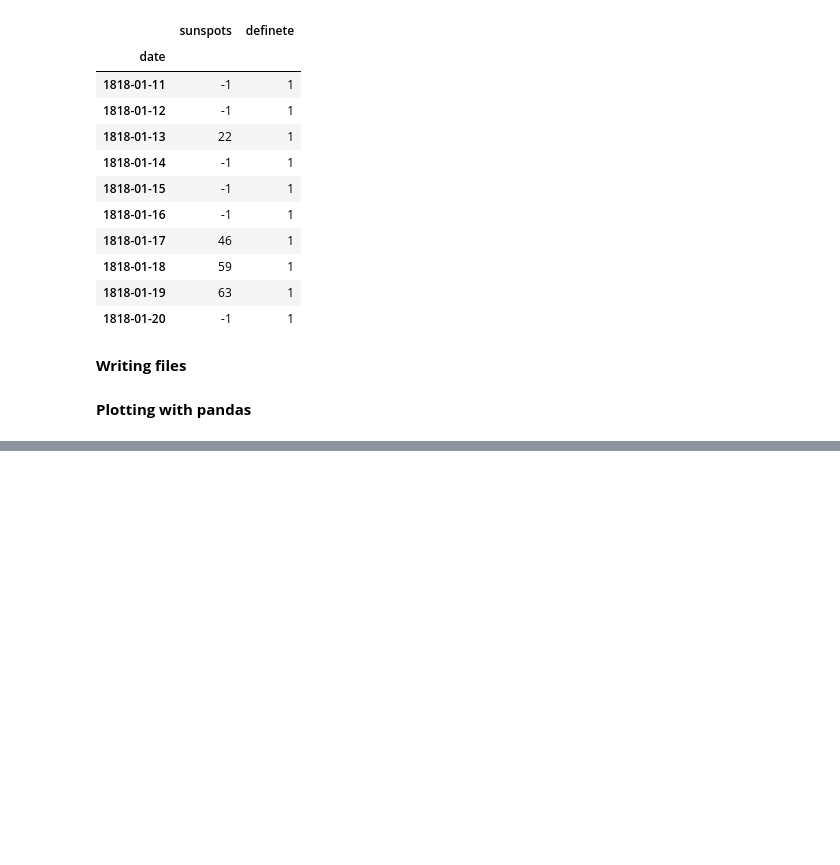
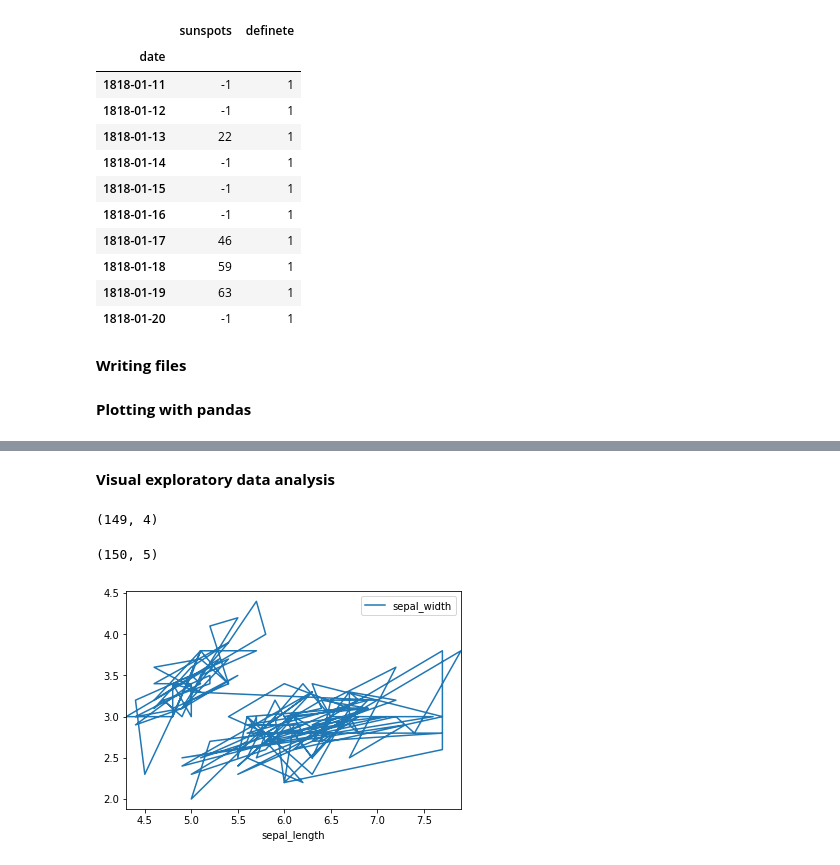
Before and after one commit to MarcelaMonteiroMontenegroGallo/Python, a Jupyter notebook: pandas_Foundations.ipynb, the cells around one changed output, grey strips where cells are left out. Cells and saved outputs as stored; diff of their text form; code cells hidden in the pictures; blank space fills up the shorter version.

```diff
--- a/pandas_Foundations.ipynb
+++ b/pandas_Foundations.ipynb
@@ -242,0 +291,19 @@ sunspots.to_excel(out_xlsx)
+# %% [markdown]
+**Visual exploratory data analysis**
+# %%
+import matplotlib.pyplot as plt
+iris = pd.read_csv('iris.csv', index_col =0)
+print(iris.shape)
+# %% [output]
+(149, 4)
+# %%
+col_names= ['sepal_length', 'sepal_width' , 'petal_length', 'petal_width', 'species']
+iris= pd.read_csv('iris.csv', header =None , names= col_names)
+print(iris.shape)
+# %% [output]
+(150, 5)
+# %%
+iris.plot(x='sepal_length'  , y='sepal_width')
+plt.show()
+# %% [output]
+[figure, added]
```
Also changed, not shown: parts of 6 cells of this notebook.
